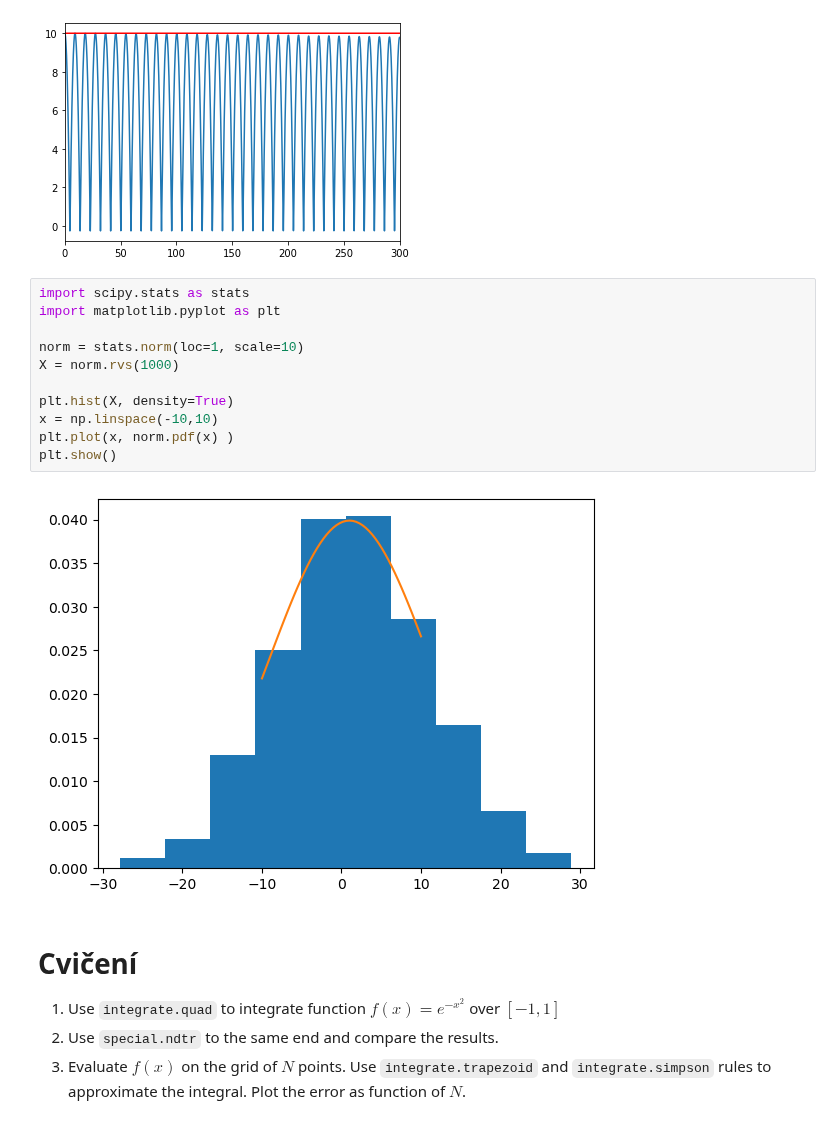
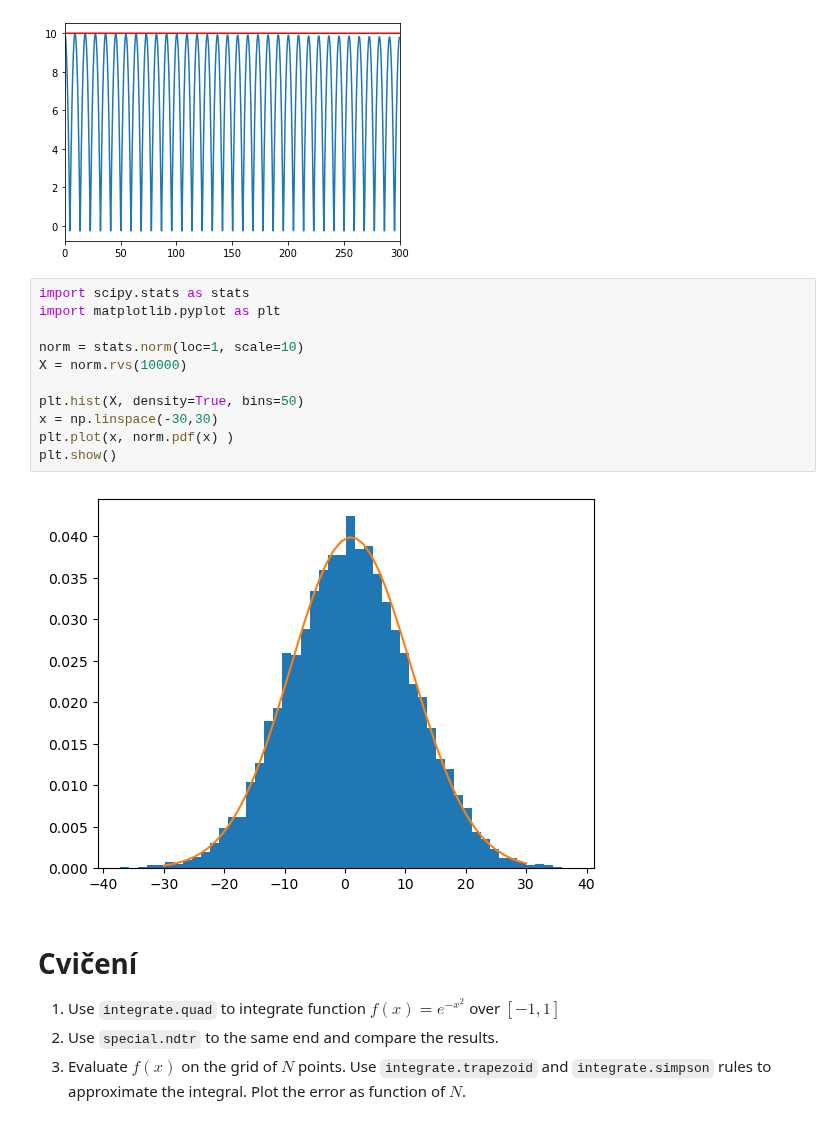
Before and after one commit to jbrezmorf/PAV_course, a Jupyter notebook: Section_2.3_SciPy.ipynb, the cells around one changed output. Drawn from its saved outputs; the diff is of its cells as text.

```diff
--- a/Section_2.3_SciPy.ipynb
+++ b/Section_2.3_SciPy.ipynb
@@ -515,16 +537,16 @@ plot_jumps(result.t, result.y)
 # %%
 import scipy.stats as stats
 import matplotlib.pyplot as plt
 
 norm = stats.norm(loc=1, scale=10)
-X = norm.rvs(1000)
+X = norm.rvs(10000)
 
-plt.hist(X, density=True)
-x = np.linspace(-10,10)
+plt.hist(X, density=True, bins=50)
+x = np.linspace(-30,30)
 plt.plot(x, norm.pdf(x) )
 plt.show()
 # %% [output]
-[figure, old version]
+[figure, new version]
 # %% [markdown]
 # Cvičení
 
```
Also changed, not shown: parts of 10 cells of this notebook, 1 other file.
